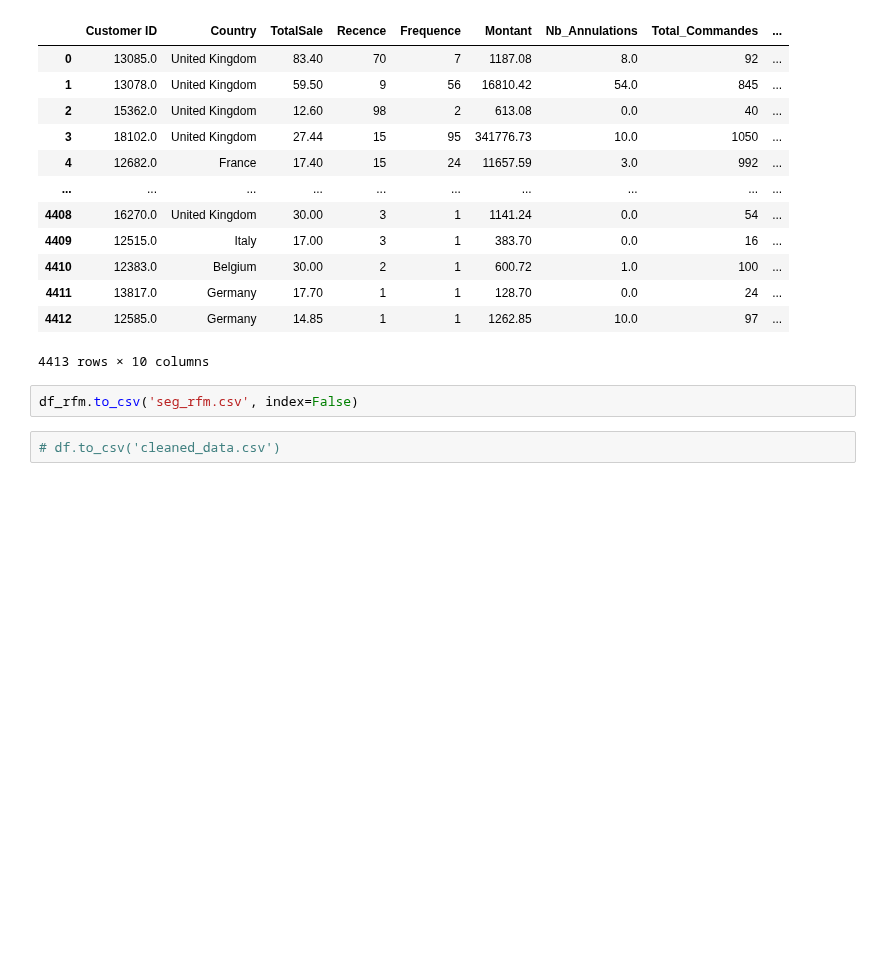
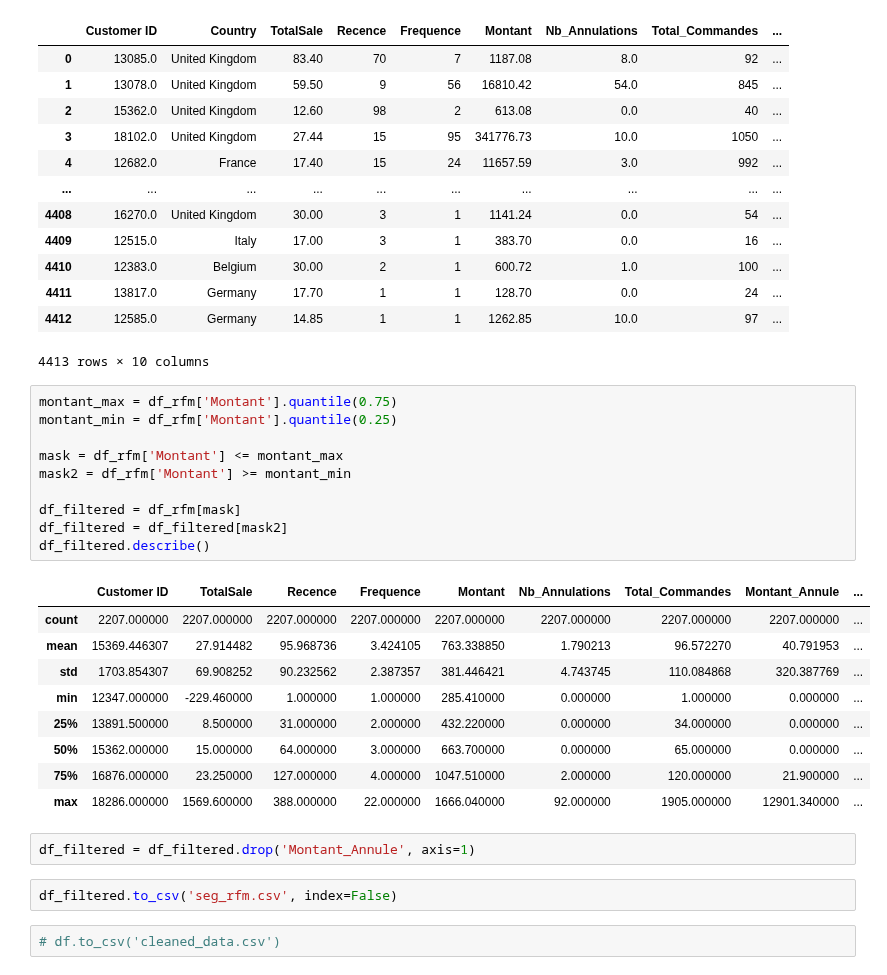
Before and after one commit to neevaiti/segmentation_client_simplon, a Jupyter notebook: rubic.ipynb, the cells around one changed output. Drawn from its saved outputs; the diff is of its cells as text; blank space fills up the shorter version.

Commit message:
filtered data

```diff
--- a/rubic.ipynb
+++ b/rubic.ipynb
@@ -577,7 +577,29 @@ df_rfm
 | 4411 | 13817.0 | Germany | 17.70 | 1 | 1 | 128.70 | 0.0 | 24 | ... |
 | 4412 | 12585.0 | Germany | 14.85 | 1 | 1 | 1262.85 | 10.0 | 97 | ... |
 4413 rows × 10 columns
+# %%
+montant_max = df_rfm['Montant'].quantile(0.75)
+montant_min = df_rfm['Montant'].quantile(0.25)
+
+mask = df_rfm['Montant'] <= montant_max
+mask2 = df_rfm['Montant'] >= montant_min
+
+df_filtered = df_rfm[mask]
+df_filtered = df_filtered[mask2]
+df_filtered.describe()
+# %% [output]
+|  | Customer ID | TotalSale | Recence | Frequence | Montant | Nb_Annulations | Total_Commandes | Montant_Annule | ... |
+| count | 2207.000000 | 2207.000000 | 2207.000000 | 2207.000000 | 2207.000000 | 2207.000000 | 2207.000000 | 2207.000000 | ... |
+| mean | 15369.446307 | 27.914482 | 95.968736 | 3.424105 | 763.338850 | 1.790213 | 96.572270 | 40.791953 | ... |
+| std | 1703.854307 | 69.908252 | 90.232562 | 2.387357 | 381.446421 | 4.743745 | 110.084868 | 320.387769 | ... |
+| min | 12347.000000 | -229.460000 | 1.000000 | 1.000000 | 285.410000 | 0.000000 | 1.000000 | 0.000000 | ... |
+| 25% | 13891.500000 | 8.500000 | 31.000000 | 2.000000 | 432.220000 | 0.000000 | 34.000000 | 0.000000 | ... |
+| 50% | 15362.000000 | 15.000000 | 64.000000 | 3.000000 | 663.700000 | 0.000000 | 65.000000 | 0.000000 | ... |
+| 75% | 16876.000000 | 23.250000 | 127.000000 | 4.000000 | 1047.510000 | 2.000000 | 120.000000 | 21.900000 | ... |
+| max | 18286.000000 | 1569.600000 | 388.000000 | 22.000000 | 1666.040000 | 92.000000 | 1905.000000 | 12901.340000 | ... |
+# %%
+df_filtered = df_filtered.drop('Montant_Annule', axis=1)
 # %%
-df_rfm.to_csv('seg_rfm.csv', index=False)
+df_filtered.to_csv('seg_rfm.csv', index=False)
 # %%
 # df.to_csv('cleaned_data.csv')
```
